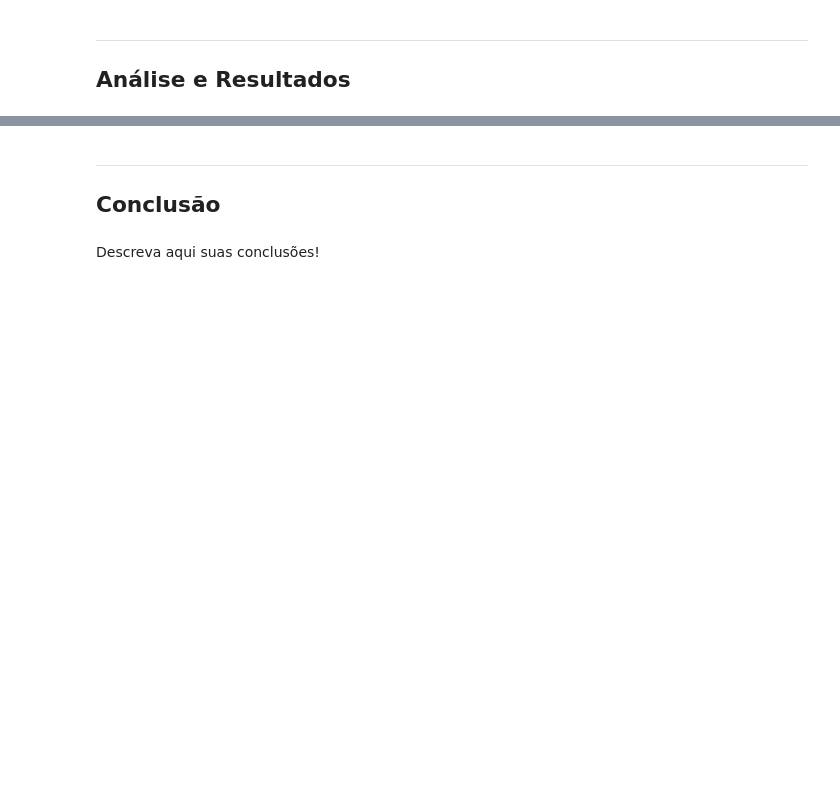
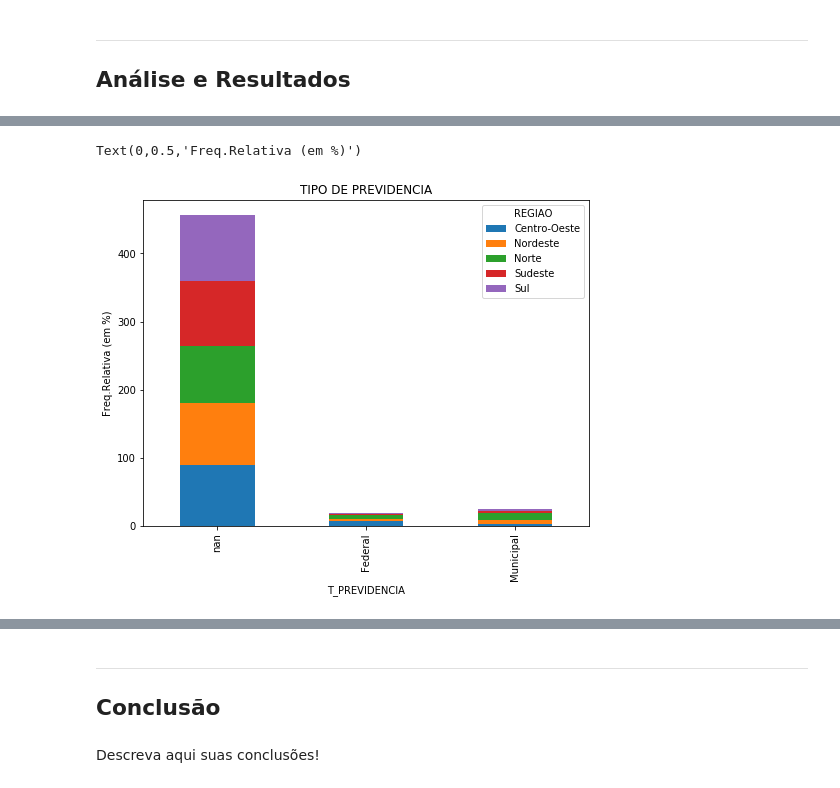
Before and after one commit to marianasabrantes/DP-P1, a Jupyter notebook: DP_P01_mariana.ipynb, the cells around one changed output, grey strips where cells are left out. Saved outputs shown, nothing was run; the diff lists cells and outputs as text; code cells hidden in the pictures; blank space fills up the shorter version.

```diff
--- a/DP_P01_mariana.ipynb
+++ b/DP_P01_mariana.ipynb
@@ -181,0 +189,3 @@ Text(0,0.5,'Freq.Relativa (em %)')
+# %%
+CT2 = pd.crosstab(P.REGIAO, P.T_PREVIDENCIA, normalize = 'index')*100
+CT2
@@ -181,0 +200,6 @@ Text(0,0.5,'Freq.Relativa (em %)')
+# %%
+plot2 = CT2.T.plot(kind='bar',stacked=True, title='TIPO DE PREVIDENCIA',figsize=(8,6))
+plt.ylabel('Freq.Relativa (em %)') #nao sei se é freq relativa
+# %% [output]
+Text(0,0.5,'Freq.Relativa (em %)')
+[figure, added]
```
Also changed, not shown: parts of 16 cells of this notebook.
